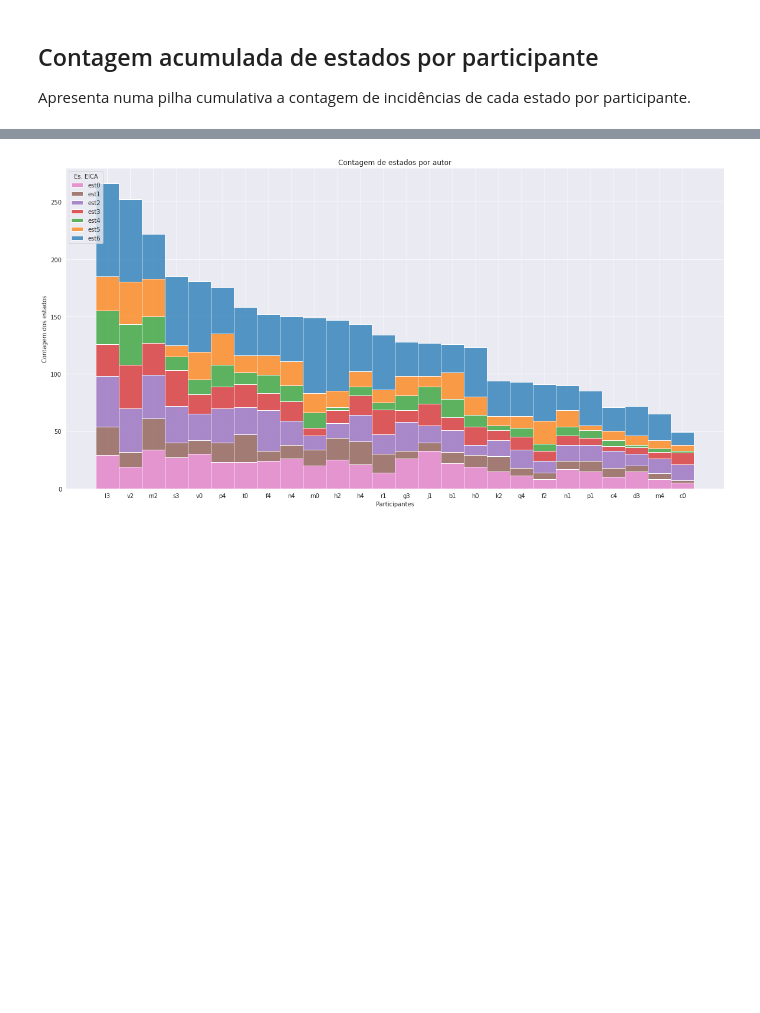
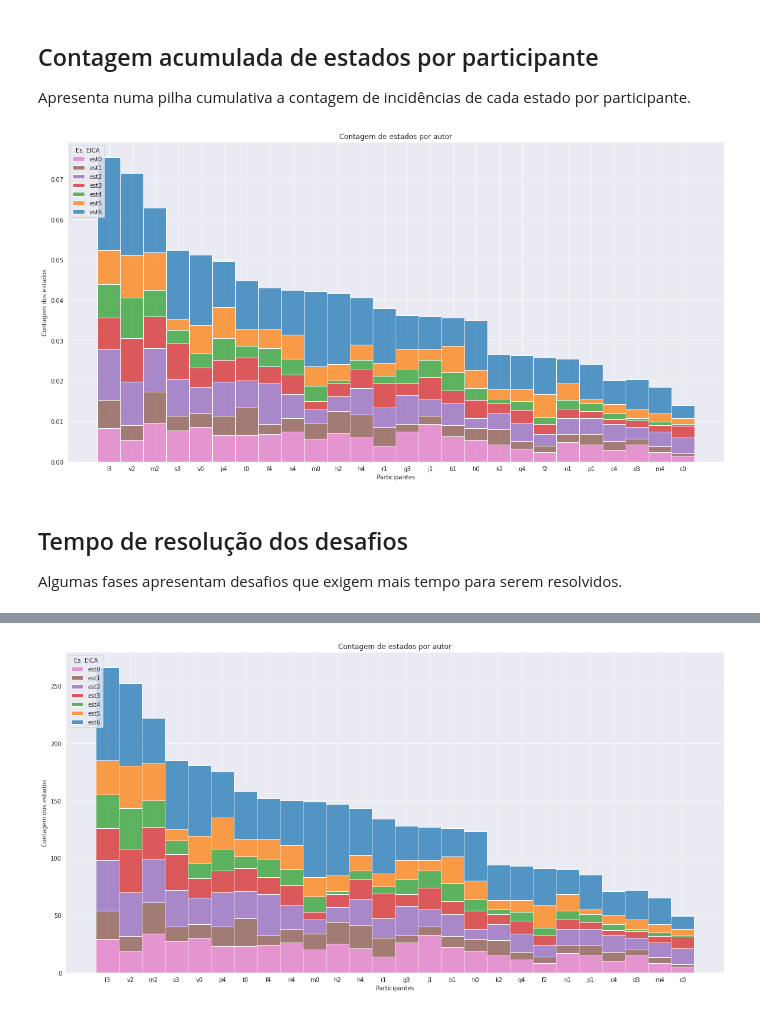
Before and after one commit to labase/data_edu, a Jupyter notebook: ipnb/organelas.ipynb, the cells around one changed output, grey strips where cells are left out. Saved outputs shown, nothing was run; the diff lists cells and outputs as text; code cells hidden in the pictures; blank space fills up the shorter version.

```diff
--- a/ipnb/organelas.ipynb
+++ b/ipnb/organelas.ipynb
@@ -903,3 +912,17 @@ plt.gcf().set_size_inches(20, 10)
 # %% [markdown]
 ## Contagem acumulada de estados por participante
 Apresenta numa pilha cumulativa a contagem de incidências de cada estado por participante.
+# %%
+df_states["stsum"] = df_states.groupby("aut")["tempo"].transform('count')#.sum()
+d_sst = df_states.sort_values(by="stsum", ascending=False)
+d_sst = d_sst.drop(["stsum"], axis=1)
+
+sns.histplot(x=d_sst.aut, data=d_sst, multiple="stack", hue=d_sst.st, stat="density").set(
+    title="Contagem de estados por autor", xlabel="Participantes", ylabel="Contagem dos estados")
+plt.legend(title="Es. EICA", loc="upper left", labels=[f"est{s}" for s in range(7)])
+plt.gcf().set_size_inches(20, 10)
+# %% [output]
+[figure, added]
+# %% [markdown]
+## Tempo de resolução dos desafios
+Algumas fases apresentam desafios que exigem mais tempo para serem resolvidos.
```
Also changed, not shown: parts of 20 cells of this notebook.
